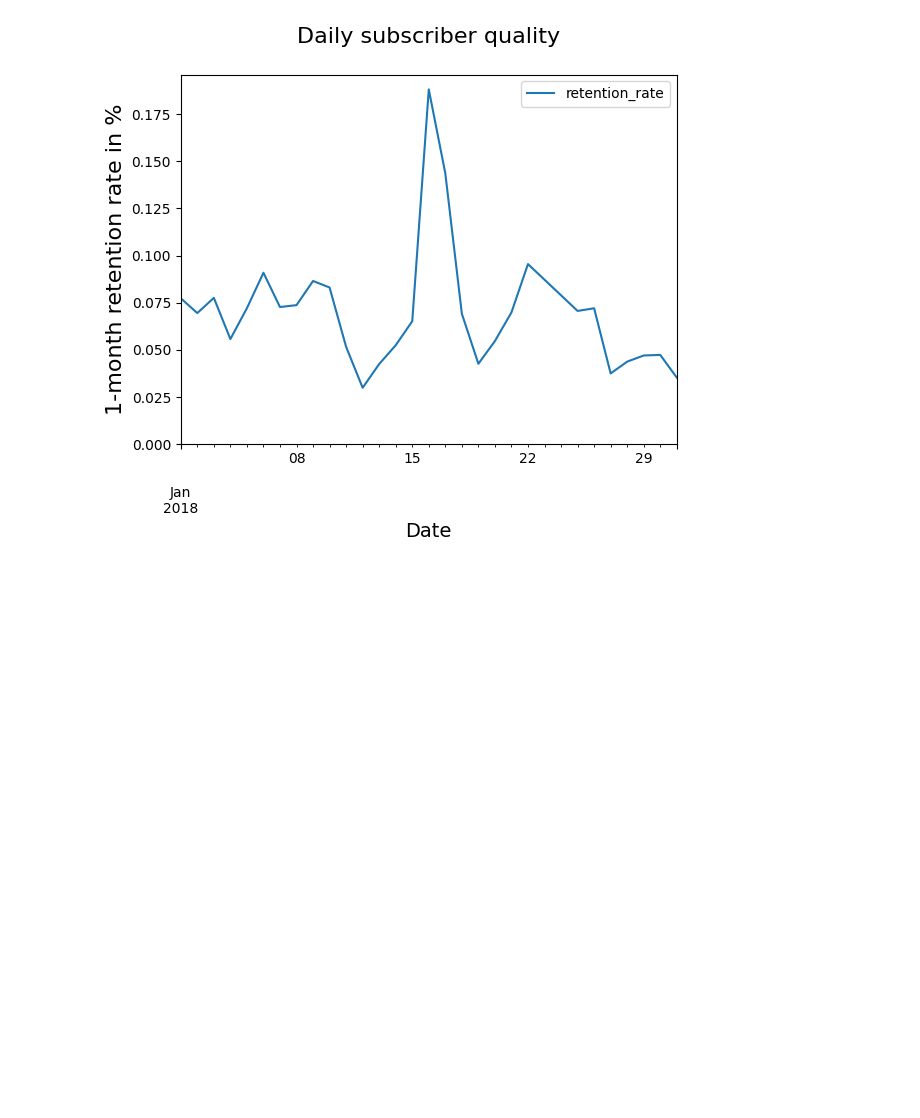
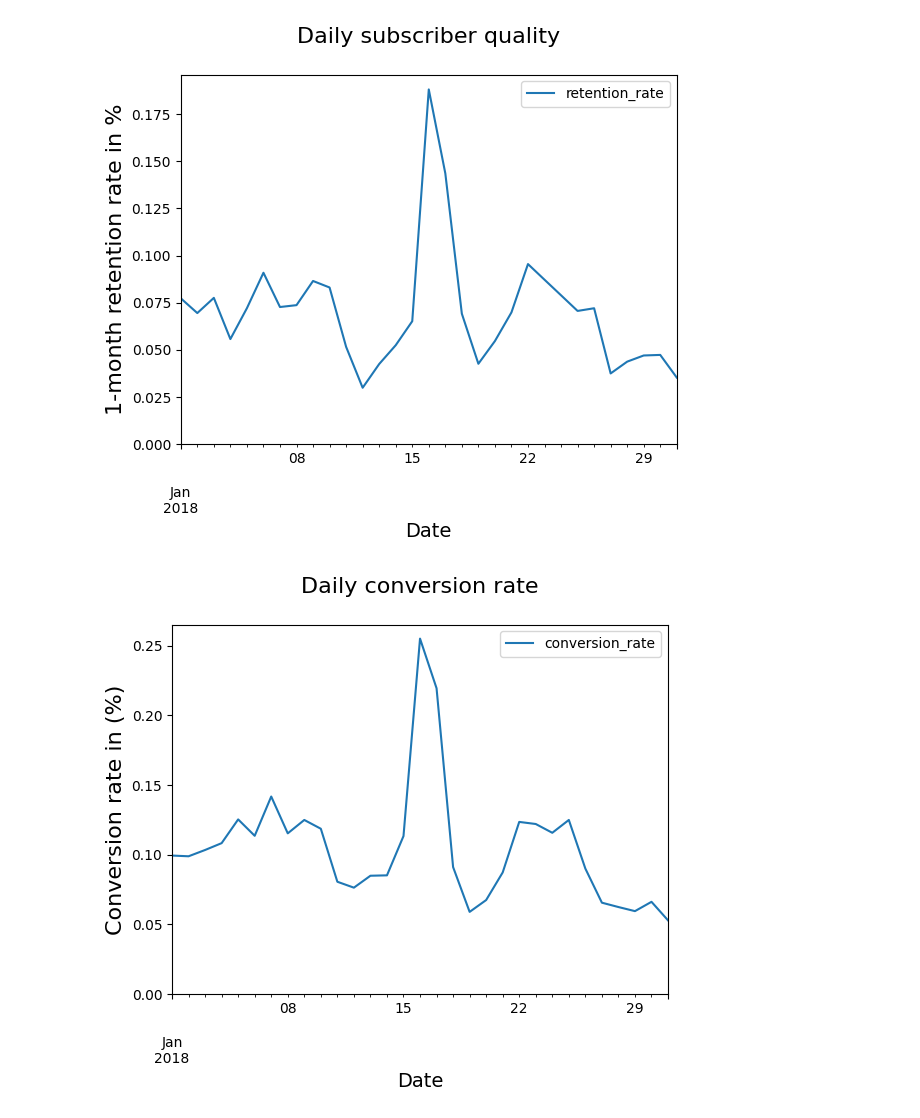
Before and after one commit to Careen840/Marketing-Campaign-Analysis, a Jupyter notebook: Code.ipynb, the cells around one changed output. Cells and saved outputs as stored; diff of their text form; code cells hidden in the pictures; blank space fills up the shorter version.

Commit message:
conversion rate visualizing

```diff
--- a/Code.ipynb
+++ b/Code.ipynb
@@ -287,3 +287,29 @@ plt.ylim(0)
 plt.show()
 # %% [output]
 [figure]
+# %%
+# Prepare data to plot the daily conversion rate
+#Reset index to turn the Series into a DataFrame
+
+daily_conversion_rate= pd.DataFrame(daily_conversion_rate.reset_index())
+
+#Rename columns
+daily_conversion_rate.columns = ['date_served', 'conversion_rate']
+# %%
+#Visualizing the daily conversion rate
+# Create a line chart using daily_conversion rate DF
+
+daily_conversion_rate.plot('date_served','conversion_rate')
+
+#Add a title and x and y-axis labels
+plt.title('Daily conversion rate\n', size = 16)
+plt.ylabel('Conversion rate in (%)', size = 16)
+plt.xlabel('Date', size = 14)
+
+#Ste the y-axos to begin at 0
+plt.ylim(0)
+
+#Displaying the plot
+plt.show()
+# %% [output]
+[figure, added]
```
